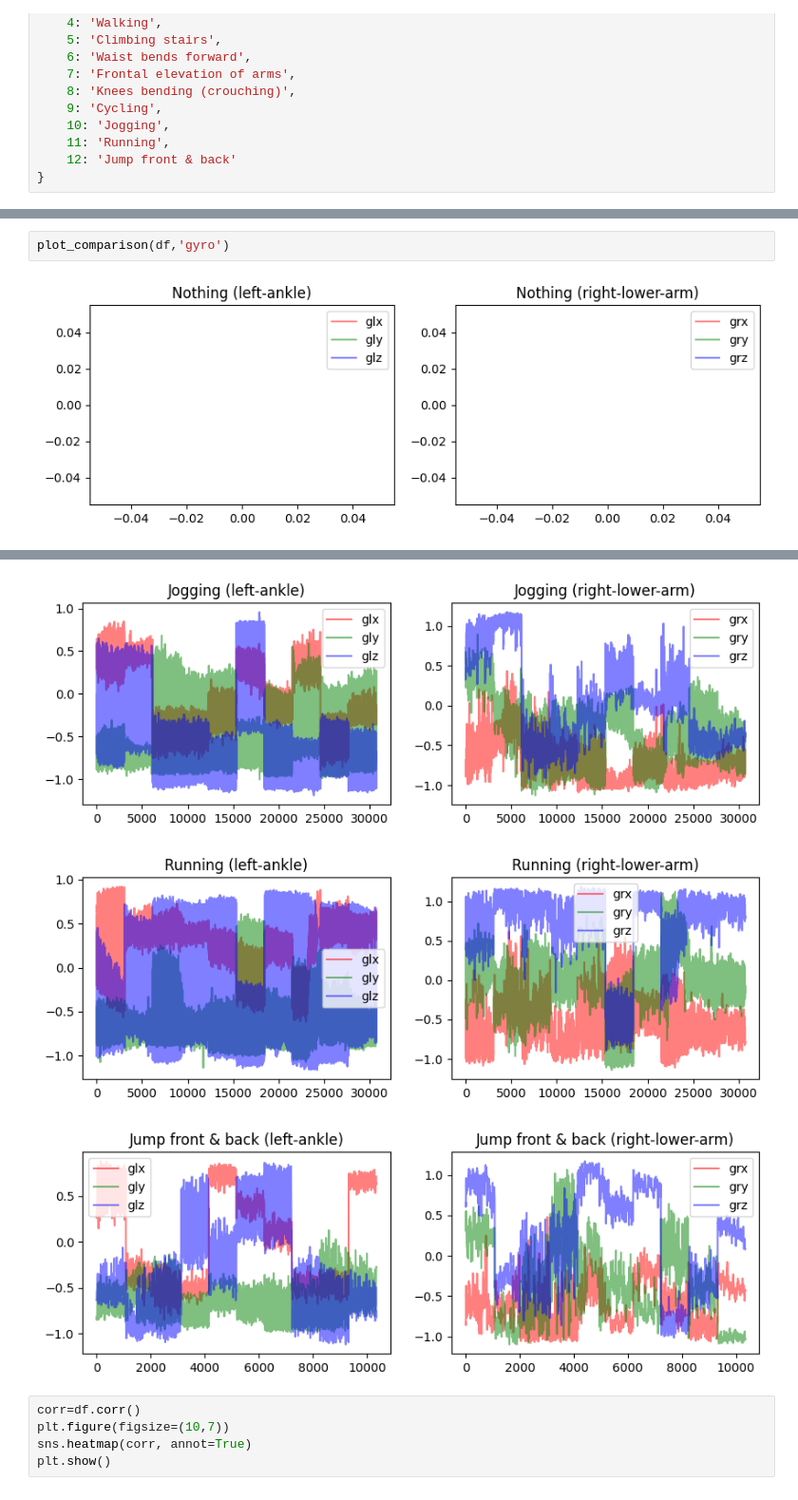
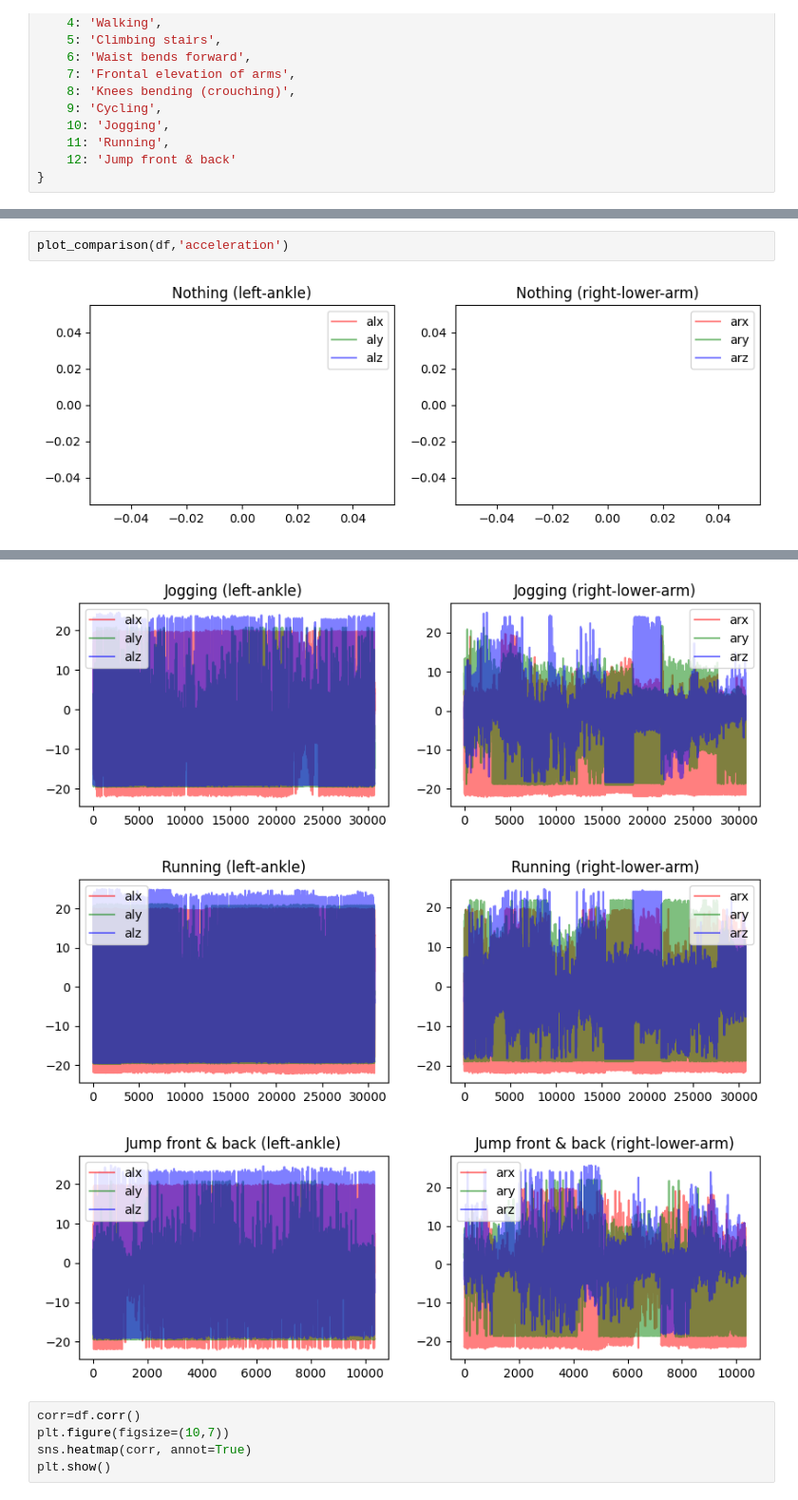
Before and after one commit to hannanote/Mobile_Health_Human_Behavior_Analysis_Project, a Jupyter notebook: MOBILE_HEALTH.ipynb, the cells around one changed output, grey strips where cells are left out. Shown at 95% size. Drawn from its saved outputs; the diff is of its cells as text.

```diff
--- a/MOBILE_HEALTH.ipynb
+++ b/MOBILE_HEALTH.ipynb
@@ -312,6 +336,6 @@ def plot_comparison(data, metric ):
     plt.show()
     print()
 # %%
-plot_comparison(df,'gyro')
+plot_comparison(df,'acceleration')
 # %% [output]
 [figure]
@@ -327,6 +351,6 @@ plot_comparison(df,'gyro')
-[figure, old version]
+[figure, new version]
-[figure, old version]
+[figure, new version]
-[figure, old version]
+[figure, new version]
 # %%
 corr=df.corr()
 plt.figure(figsize=(10,7))
```
Also changed, not shown: parts of 16 cells of this notebook.
